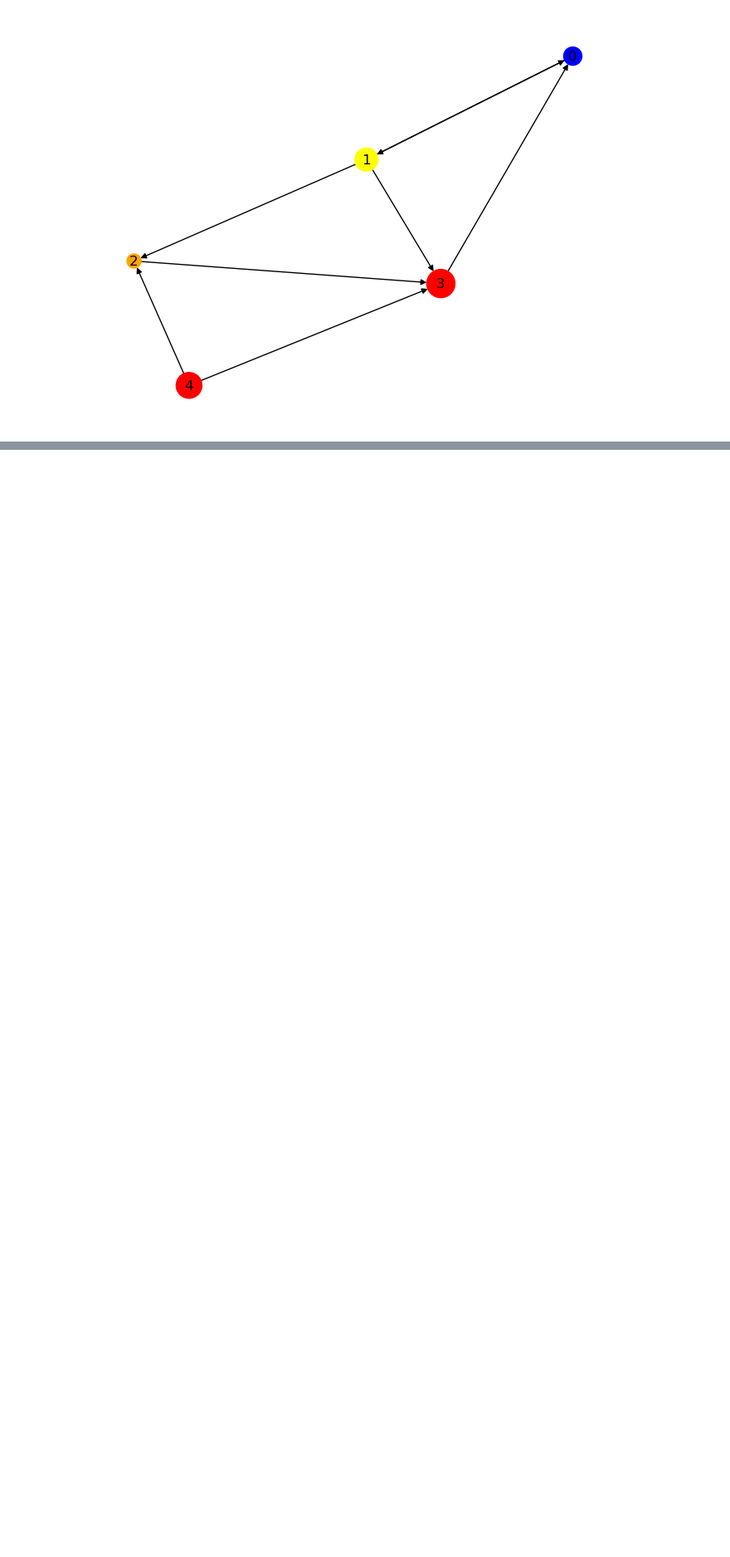
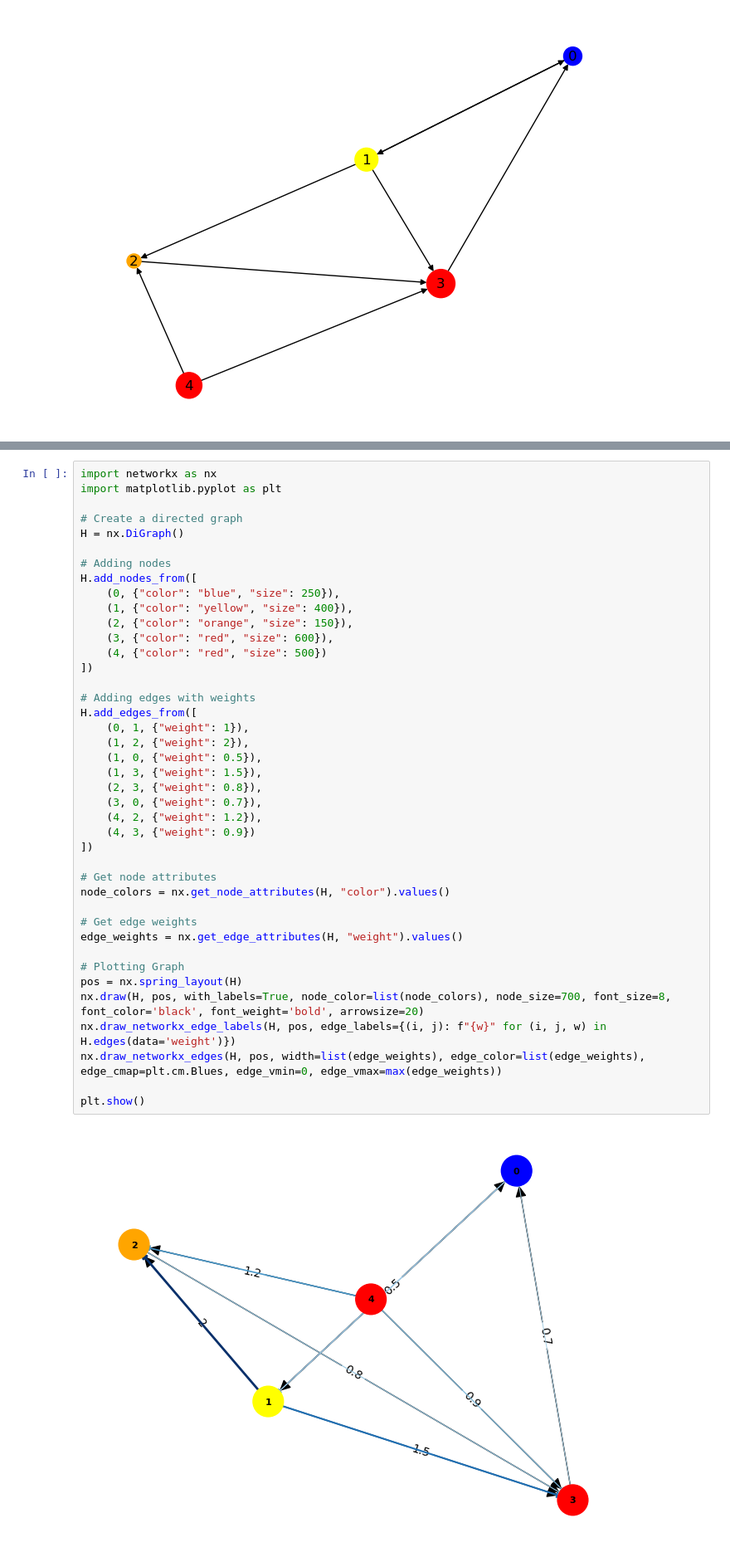
Before and after one commit to mbhuiyanst/Reinforcement_Learning_GNN, a Jupyter notebook: NetworkX.ipynb, the cells around one changed output, grey strips where cells are left out. Shown at 83% size. Saved outputs shown, nothing was run; the diff lists cells and outputs as text; blank space fills up the shorter version.

```diff
--- a/NetworkX.ipynb
+++ b/NetworkX.ipynb
@@ -52,0 +91,43 @@ nx.draw(G, with_labels=True, node_color=colors, node_size=sizes)
+# %%
+import networkx as nx
+import matplotlib.pyplot as plt
+
+# Create a directed graph
+H = nx.DiGraph()
+
+# Adding nodes
+H.add_nodes_from([
+    (0, {"color": "blue", "size": 250}),
+    (1, {"color": "yellow", "size": 400}),
+    (2, {"color": "orange", "size": 150}),
+    (3, {"color": "red", "size": 600}),
+    (4, {"color": "red", "size": 500})
+])
+
+# Adding edges with weights
+H.add_edges_from([
+    (0, 1, {"weight": 1}),
+    (1, 2, {"weight": 2}),
+    (1, 0, {"weight": 0.5}),
+    (1, 3, {"weight": 1.5}),
+    (2, 3, {"weight": 0.8}),
+    (3, 0, {"weight": 0.7}),
+    (4, 2, {"weight": 1.2}),
+    (4, 3, {"weight": 0.9})
+])
+
+# Get node attributes
+node_colors = nx.get_node_attributes(H, "color").values()
+
+# Get edge weights
+edge_weights = nx.get_edge_attributes(H, "weight").values()
+
+# Plotting Graph
+pos = nx.spring_layout(H)
+nx.draw(H, pos, with_labels=True, node_color=list(node_colors), node_size=700, font_size=8, font_color='black', font_weight='bold', arrowsize=20)
+nx.draw_networkx_edge_labels(H, pos, edge_labels={(i, j): f"{w}" for (i, j, w) in H.edges(data='weight')})
+nx.draw_networkx_edges(H, pos, width=list(edge_weights), edge_color=list(edge_weights), edge_cmap=plt.cm.Blues, edge_vmin=0, edge_vmax=max(edge_weights))
+
+plt.show()
+# %% [output]
+[figure, added]
```
Also changed, not shown: parts of 2 cells of this notebook, 1 other file.
